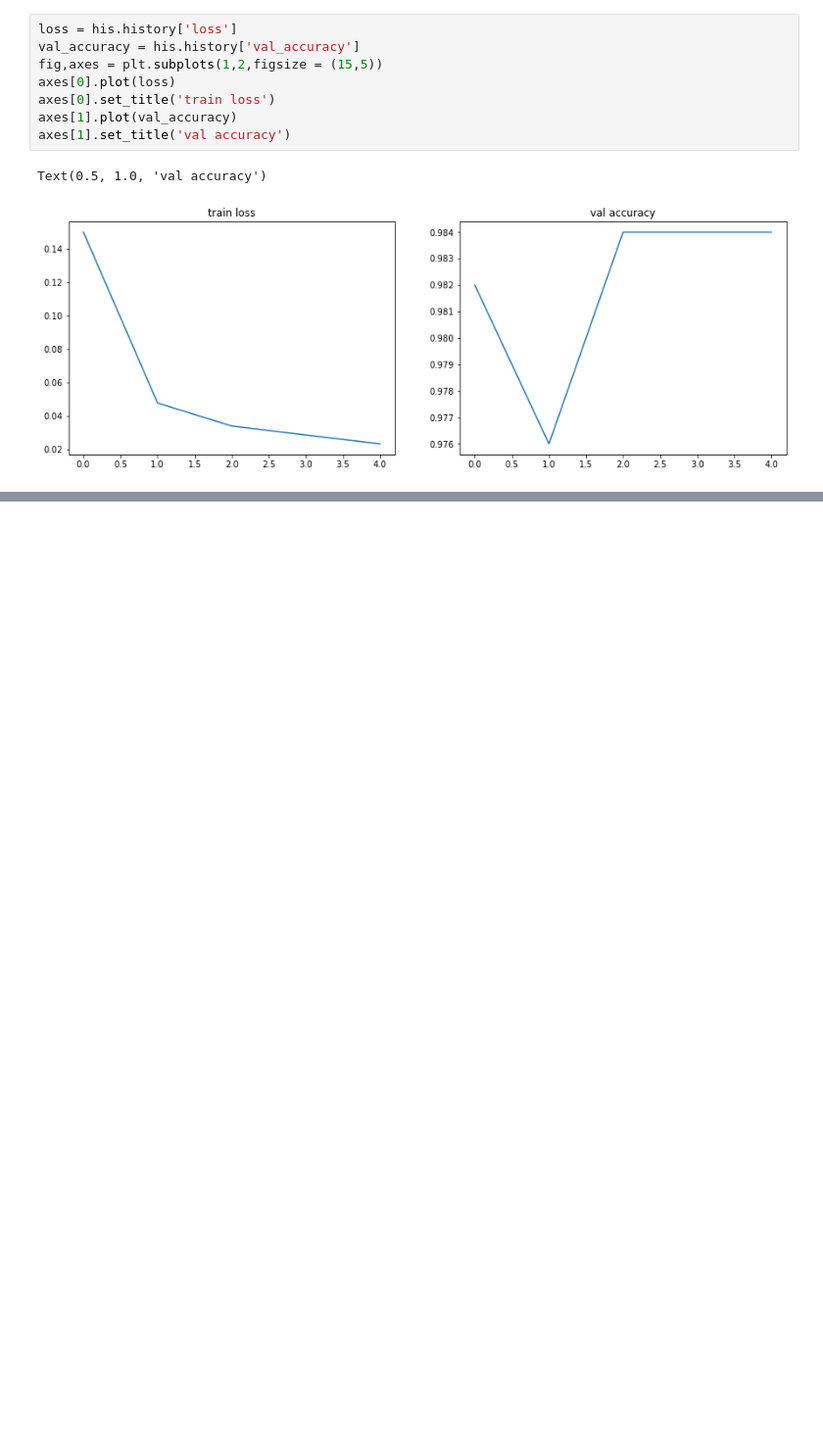
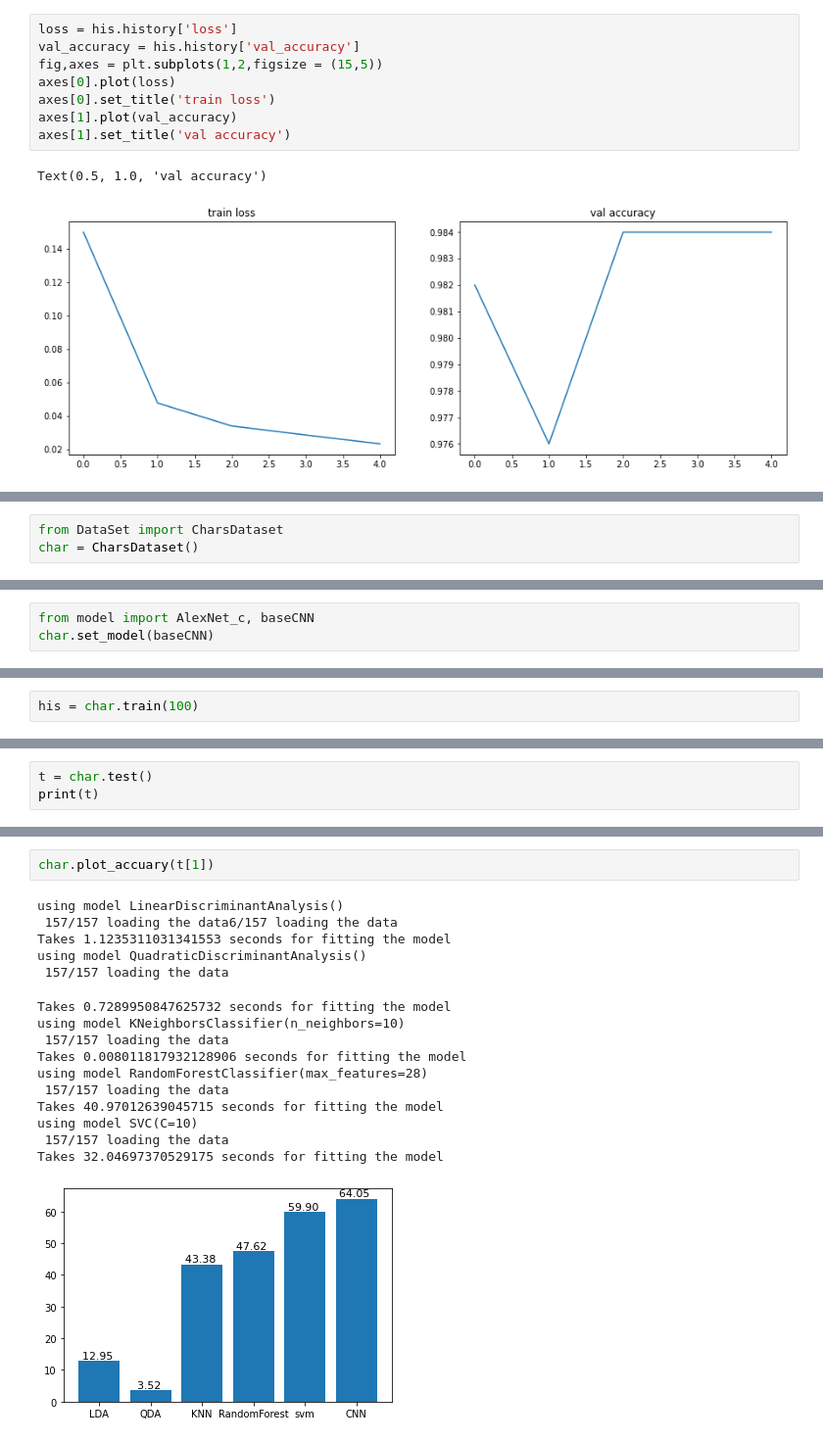
Before and after one commit to jchen3031/An-Exploration-of-Neural-Networks, a Jupyter notebook: Projectv2.ipynb, the cells around one changed output, grey strips where cells are left out. Shown: that part at 98% size. Saved outputs shown, nothing was run; the diff lists cells and outputs as text; blank space fills up the shorter version.

```diff
--- a/Projectv2.ipynb
+++ b/Projectv2.ipynb
@@ -179,0 +72,3 @@ Takes 27.215887784957886 seconds for fitting the model
+# %%
+from DataSet import CharsDataset
+char = CharsDataset()
@@ -179,0 +81,3 @@ Takes 27.215887784957886 seconds for fitting the model
+# %%
+from model import AlexNet_c, baseCNN
+char.set_model(baseCNN)
@@ -179,0 +88,2 @@ Takes 27.215887784957886 seconds for fitting the model
+# %%
+his = char.train(100)
@@ -179,0 +109,3 @@ Takes 27.215887784957886 seconds for fitting the model
+# %%
+t = char.test()
+print(t)
@@ -179,0 +115,19 @@ Takes 27.215887784957886 seconds for fitting the model
+# %%
+char.plot_accuary(t[1])
+# %% [output]
+using model LinearDiscriminantAnalysis()
+ 157/157 loading the data6/157 loading the data
+Takes 1.1235311031341553 seconds for fitting the model
+using model QuadraticDiscriminantAnalysis()
+ 157/157 loading the data
+Takes 0.7289950847625732 seconds for fitting the model
+using model KNeighborsClassifier(n_neighbors=10)
+ 157/157 loading the data
+Takes 0.008011817932128906 seconds for fitting the model
+using model RandomForestClassifier(max_features=28)
+ 157/157 loading the data
+Takes 40.97012639045715 seconds for fitting the model
+using model SVC(C=10)
+ 157/157 loading the data
+Takes 32.04697370529175 seconds for fitting the model
+[figure, added]
```
Also changed, not shown: parts of 28 cells of this notebook, 2 other files.
